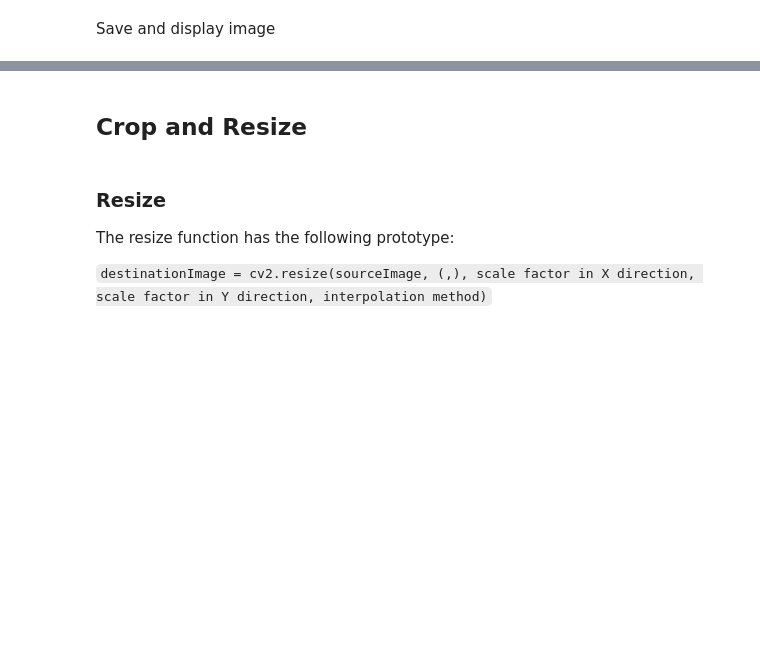
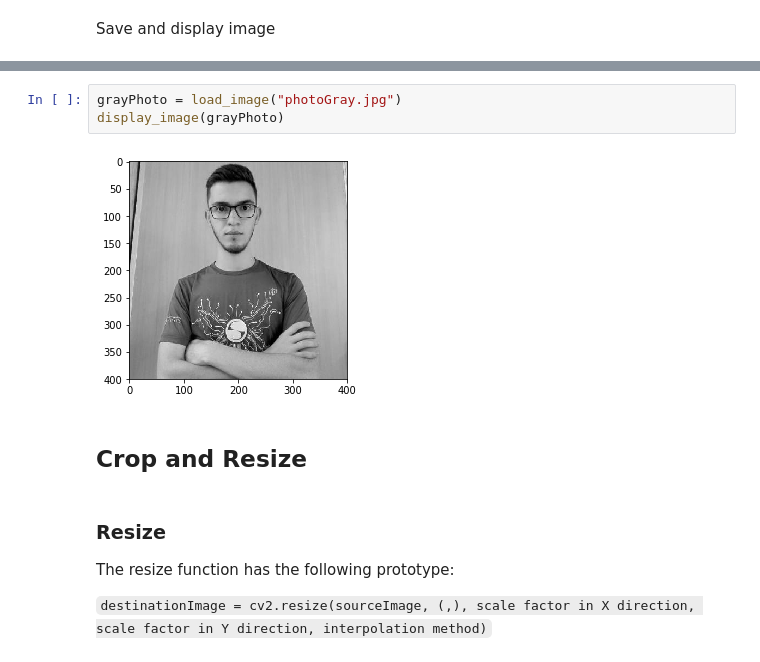
Before and after one commit to RockaLabs/computer-vision-basics, a Jupyter notebook: basic_image_operations/basic.ipynb, the cells around one changed output, grey strips where cells are left out. Drawn from its saved outputs; the diff is of its cells as text; blank space fills up the shorter version.

```diff
--- a/basic_image_operations/basic.ipynb
+++ b/basic_image_operations/basic.ipynb
@@ -44,6 +56,11 @@ grayImage = load_image("rockaGray.png")
 display_image(grayImage)
 # %% [output]
 [figure]
+# %%
+grayPhoto = load_image("photoGray.jpg")
+display_image(grayPhoto)
+# %% [output]
+[figure, added]
 # %% [markdown]
 ## Crop and Resize
 # %% [markdown]
```
Also changed, not shown: parts of 5 cells of this notebook, 4 other files.
